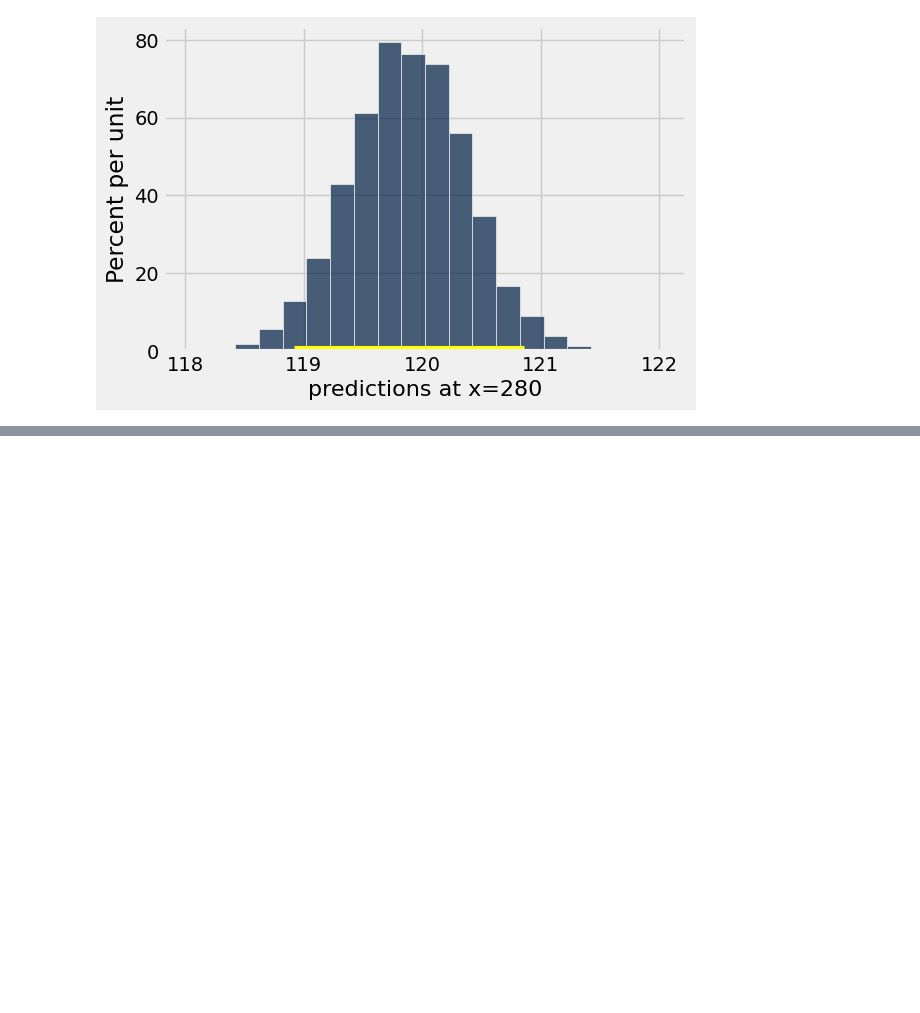
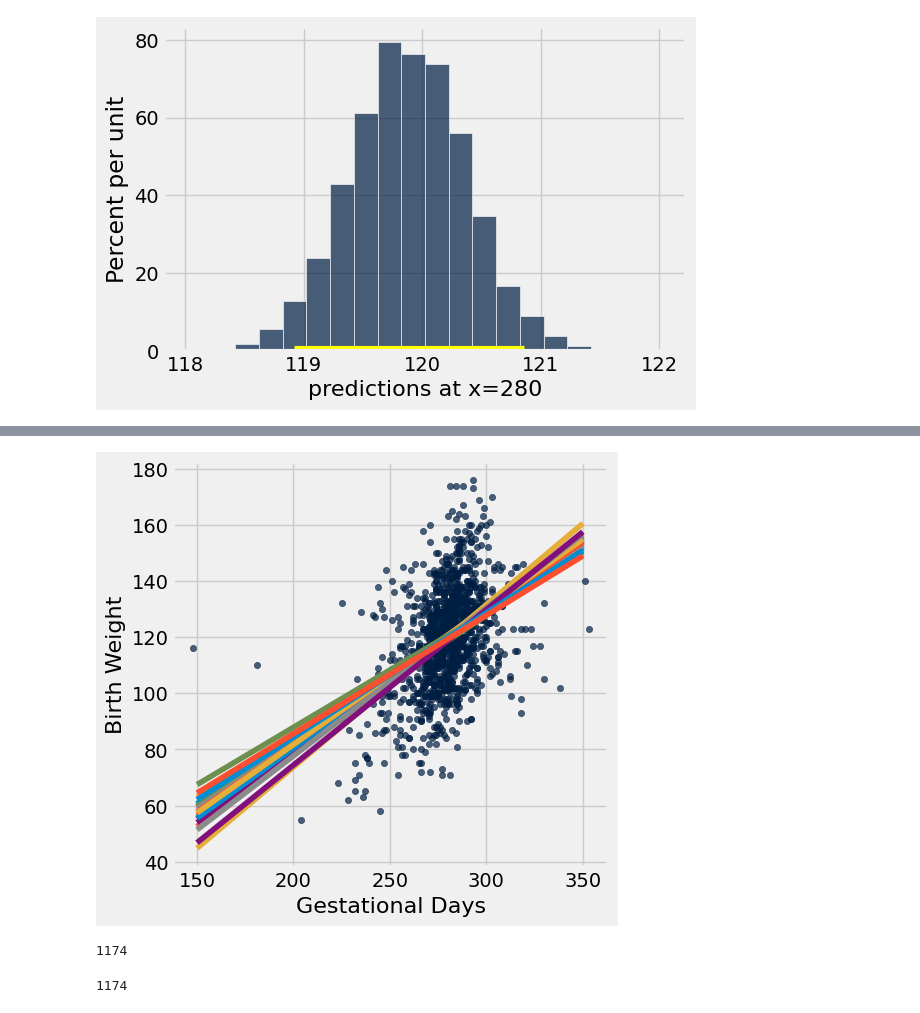
Before and after one commit to ciretorres/python, a Jupyter notebook: data8.3x/week3/sec07_regression_inference.ipynb, the cells around one changed output, grey strips where cells are left out. Cells and saved outputs as stored; diff of their text form; code cells hidden in the pictures; blank space fills up the shorter version.

```diff
--- a/data8.3x/week3/sec07_regression_inference.ipynb
+++ b/data8.3x/week3/sec07_regression_inference.ipynb
@@ -206,0 +219,18 @@ Approximate 95%-confidence interval of regression height:
+# %%
+baby.scatter('Gestational Days', 'Birth Weight')
+for i in np.arange(20):
+    resample = baby.sample()
+    s = slope(resample, 'Gestational Days', 'Birth Weight')
+    c = intercept(resample, 'Gestational Days', 'Birth Weight')
+    xlims = make_array(150, 350)
+    plots.plot(xlims, s*xlims + c, lw=4)
+# %% [output]
+[figure, added]
+# %%
+baby.num_rows
+# %% [output]
+1174
+# %%
+baby.sample().num_rows
+# %% [output]
+1174
```
Also changed, not shown: parts of 8 cells of this notebook.
